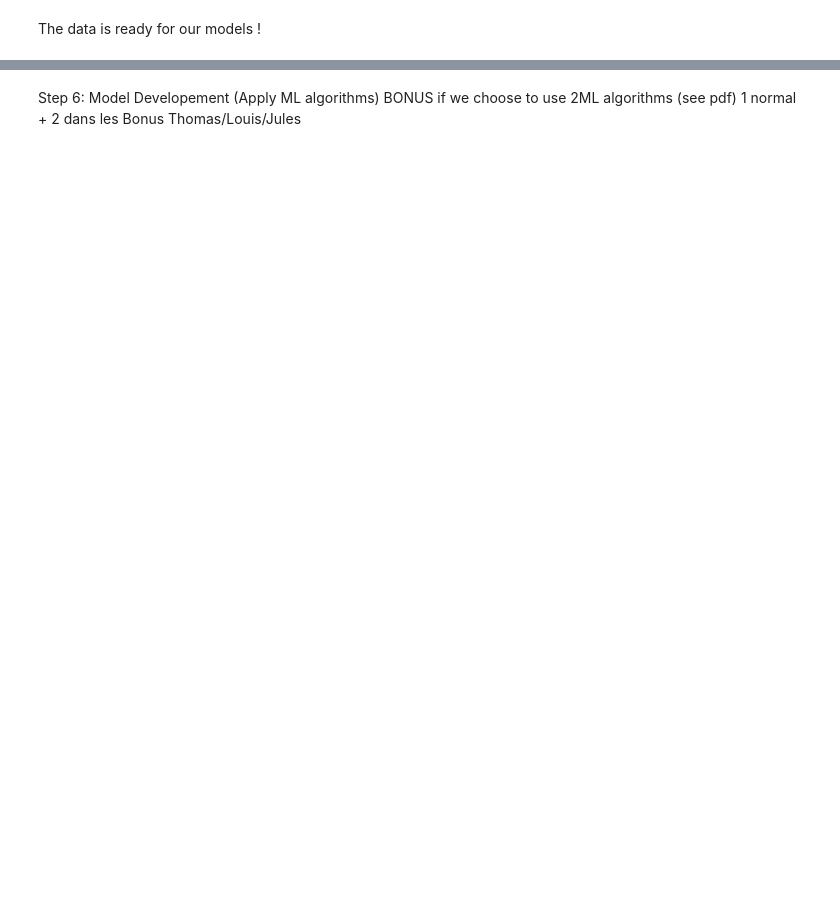
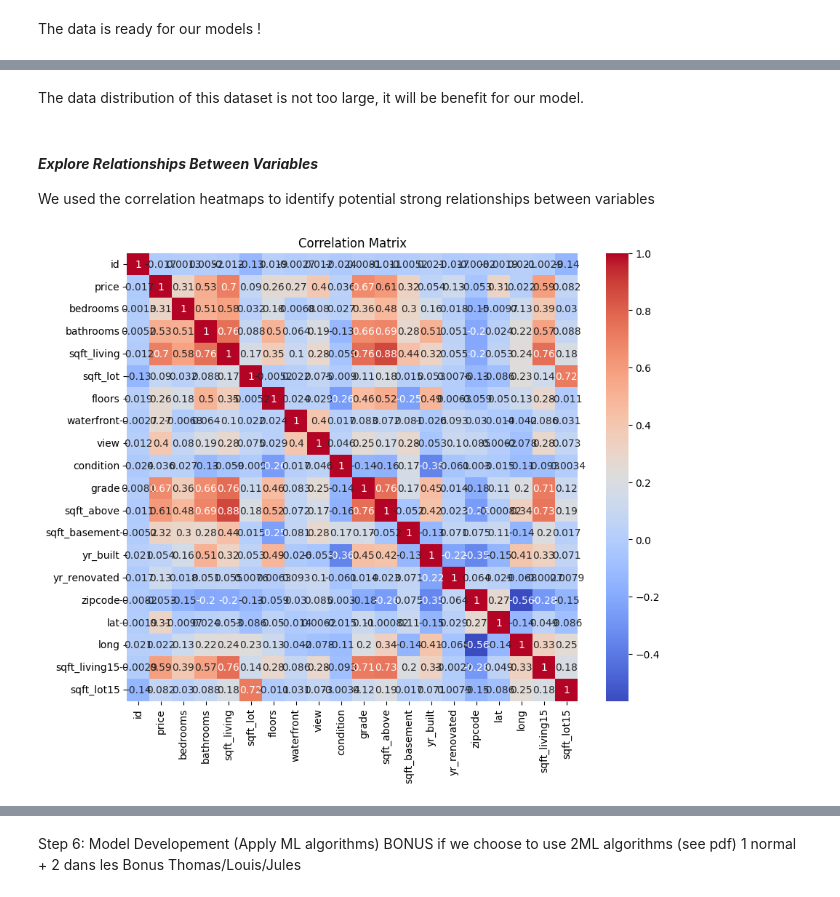
Before and after one commit to ThomasMrchl/machine-learning-algorithms, a Jupyter notebook: report.ipynb, the cells around one changed output, grey strips where cells are left out. Cells and saved outputs as stored; diff of their text form; code cells hidden in the pictures; blank space fills up the shorter version.

```diff
--- a/report.ipynb
+++ b/report.ipynb
@@ -124,0 +171,13 @@ Step 5: Exploratory Data Analysis -> Thomas
+# %% [markdown]
+The data distribution of this dataset is not too large, it will be benefit for our model.
+# %% [markdown]
+#### ***Explore Relationships Between Variables***
+We used the correlation heatmaps to identify potential strong relationships between variables
+# %%
+corr_matrix = processed_df[numerical_features].corr()
+plt.figure(figsize=(10, 8))
+sns.heatmap(corr_matrix, annot=True, cmap='coolwarm')
+plt.title("Correlation Matrix")
+plt.show()
+# %% [output]
+[figure, added]
```
Also changed, not shown: parts of 20 cells of this notebook.
